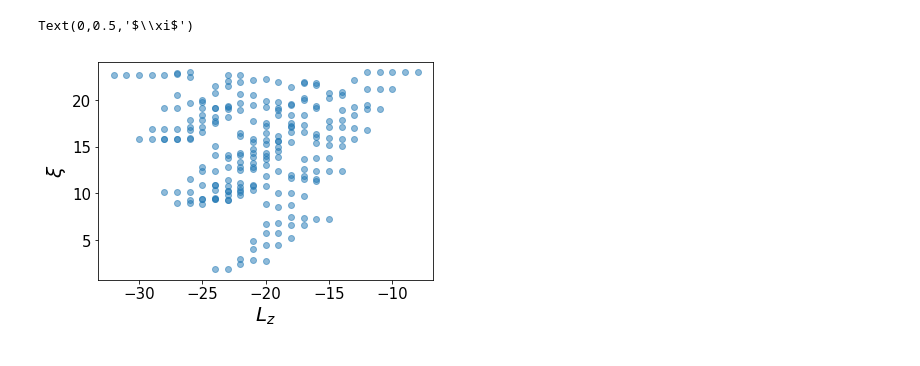
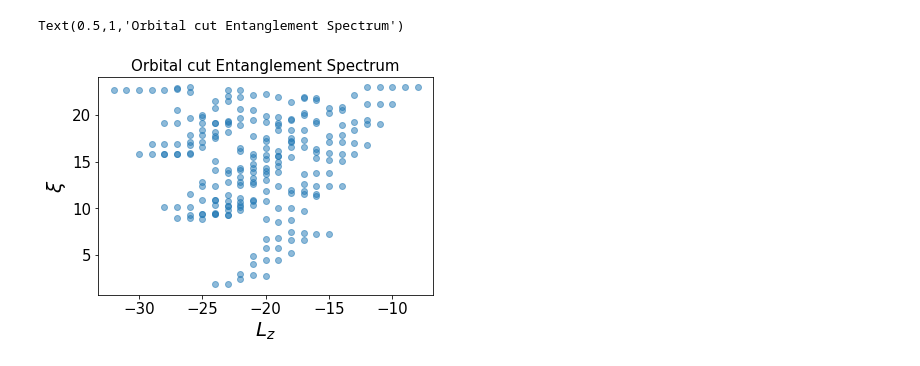
Before and after one commit to liangjj/GPED, a Jupyter notebook: example_FQH_Sphere_Laughlin_coulomb.ipynb, the cells around one changed output. Saved outputs shown, nothing was run; the diff lists cells and outputs as text; code cells hidden in the pictures.

```diff
--- a/example_FQH_Sphere_Laughlin_coulomb.ipynb
+++ b/example_FQH_Sphere_Laughlin_coulomb.ipynb
@@ -100,7 +81,0 @@ Entanglement spectrum : 2.095790 sec
-# %%
-plot_ES(int(Ne/2), ES)
-plt.xlabel(r'$L_z$')
-plt.ylabel(r'$\xi$')
-# %% [output]
-Text(0,0.5,'$\\xi$')
-[figure, removed]
@@ -109 +91,13 @@ L2_list = Ltotal(Q, OpInfo, BSet, psis, Lz)
+# %%
+# calculate the ground state entanglement spectrum in the N/2 sector
+psi = psis[0]
+SvN, ES = EntanglementSpectrum(psi, BSet, BInfo, int(N/2))
+
+plot_ES(int(Ne/2), ES)
+plt.xlabel(r'$L_z$')
+plt.ylabel(r'$\xi$')
+plt.title('Orbital cut Entanglement Spectrum')
+# %% [output]
+Text(0.5,1,'Orbital cut Entanglement Spectrum')
+[figure, added]
 # %%
```
Also changed, not shown: parts of 15 cells of this notebook.
